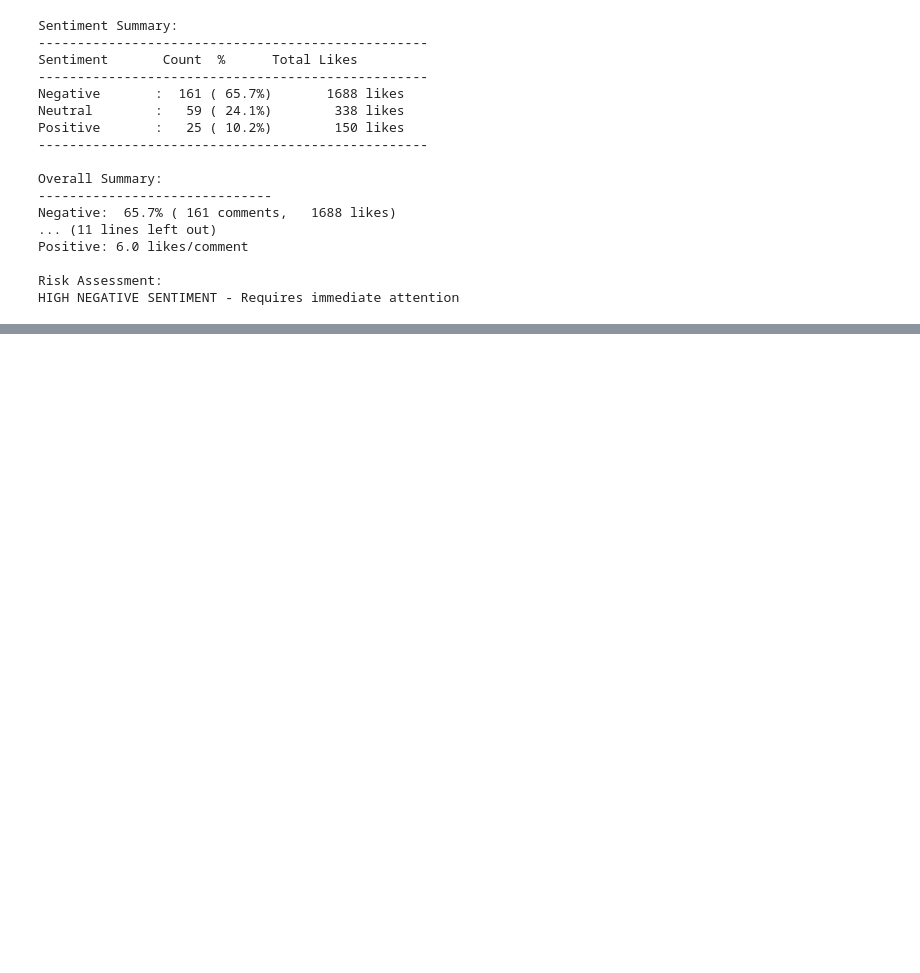
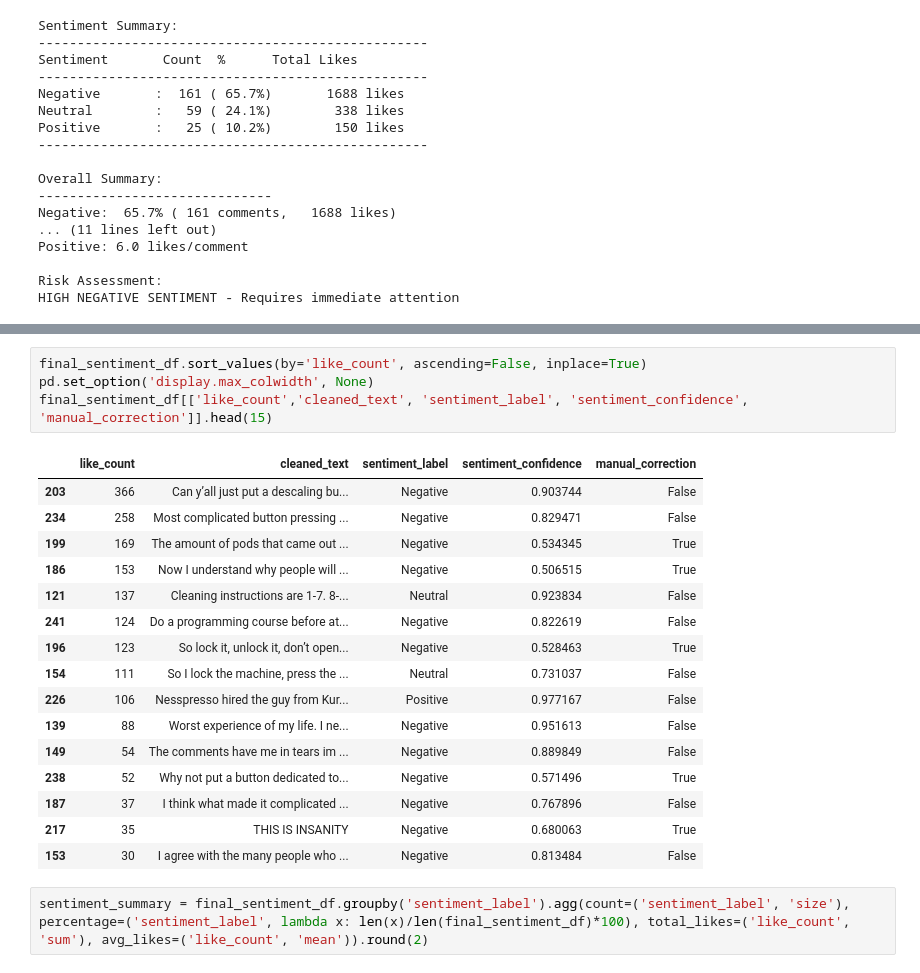
Before and after one commit to dhcchh/youtube-customer-insights, a Jupyter notebook: notebooks/sentiment_analysis.ipynb, the cells around one changed output, grey strips where cells are left out. Drawn from its saved outputs; the diff is of its cells as text; blank space fills up the shorter version.

Commit message:
updated sentiment analysis to produce summary output for superset, added feature requests

```diff
--- a/notebooks/sentiment_analysis.ipynb
+++ b/notebooks/sentiment_analysis.ipynb
@@ -185,0 +195,23 @@ HIGH NEGATIVE SENTIMENT - Requires immediate attention
+# %%
+final_sentiment_df.sort_values(by='like_count', ascending=False, inplace=True)
+pd.set_option('display.max_colwidth', None)
+final_sentiment_df[['like_count','cleaned_text', 'sentiment_label', 'sentiment_confidence', 'manual_correction']].head(15)
+# %% [output]
+|  | like_count | cleaned_text | sentiment_label | sentiment_confidence | manual_correction |
+| 203 | 366 | Can y’all just put a descaling bu... | Negative | 0.903744 | False |
+| 234 | 258 | Most complicated button pressing ... | Negative | 0.829471 | False |
+| 199 | 169 | The amount of pods that came out ... | Negative | 0.534345 | True |
+| 186 | 153 | Now I understand why people will ... | Negative | 0.506515 | True |
+| 121 | 137 | Cleaning instructions are 1-7. 8-... | Neutral | 0.923834 | False |
+| 241 | 124 | Do a programming course before at... | Negative | 0.822619 | False |
+| 196 | 123 | So lock it, unlock it, don’t open... | Negative | 0.528463 | True |
+| 154 | 111 | So I lock the machine, press the ... | Neutral | 0.731037 | False |
+| 226 | 106 | Nesspresso hired the guy from Kur... | Positive | 0.977167 | False |
+| 139 | 88 | Worst experience of my life. I ne... | Negative | 0.951613 | False |
+| 149 | 54 | The comments have me in tears im ... | Negative | 0.889849 | False |
+| 238 | 52 | Why not put a button dedicated to... | Negative | 0.571496 | True |
+| 187 | 37 | I think what made it complicated ... | Negative | 0.767896 | False |
+| 217 | 35 | THIS IS INSANITY | Negative | 0.680063 | True |
+| 153 | 30 | I agree with the many people who ... | Negative | 0.813484 | False |
+# %%
+sentiment_summary = final_sentiment_df.groupby('sentiment_label').agg(count=('sentiment_label', 'size'), percentage=('sentiment_label', lambda x: len(x)/len(final_sentiment_df)*100), total_likes=('like_count', 'sum'), avg_likes=('like_count', 'mean')).round(2)
```
Also changed, not shown: parts of 3 cells of this notebook, 4 other files.
